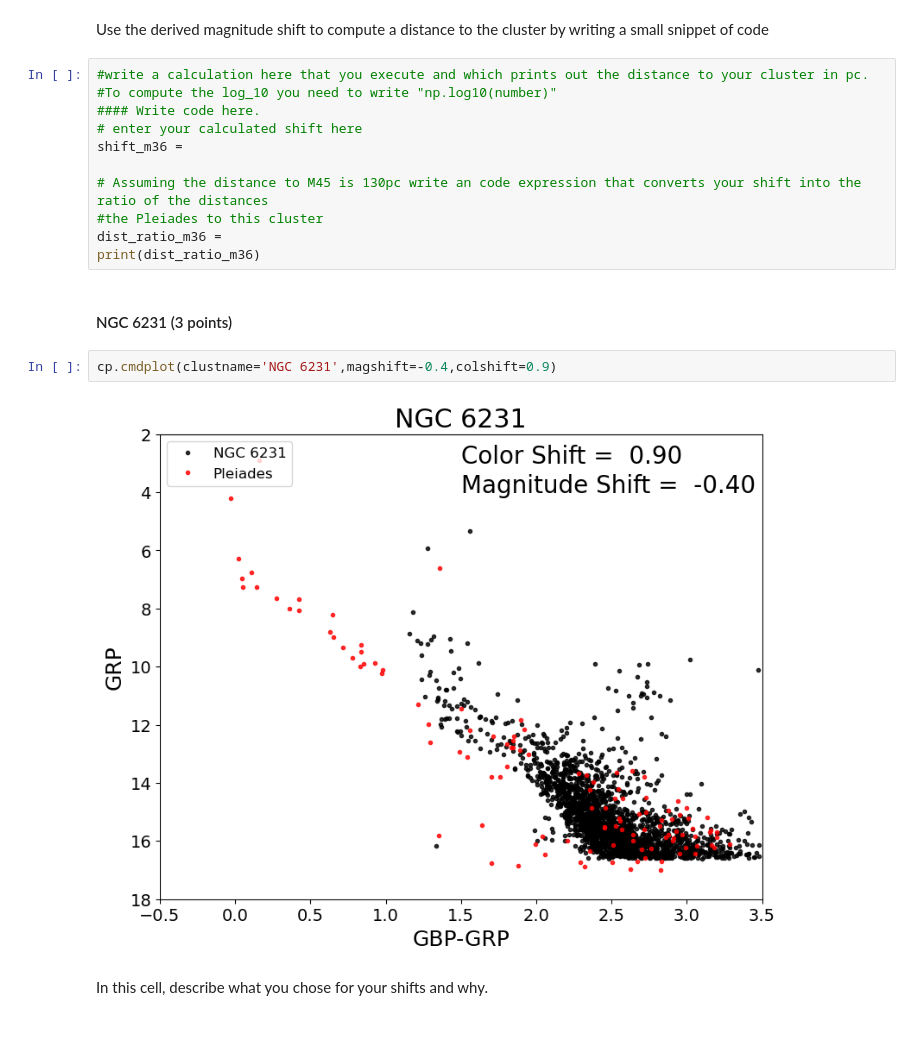
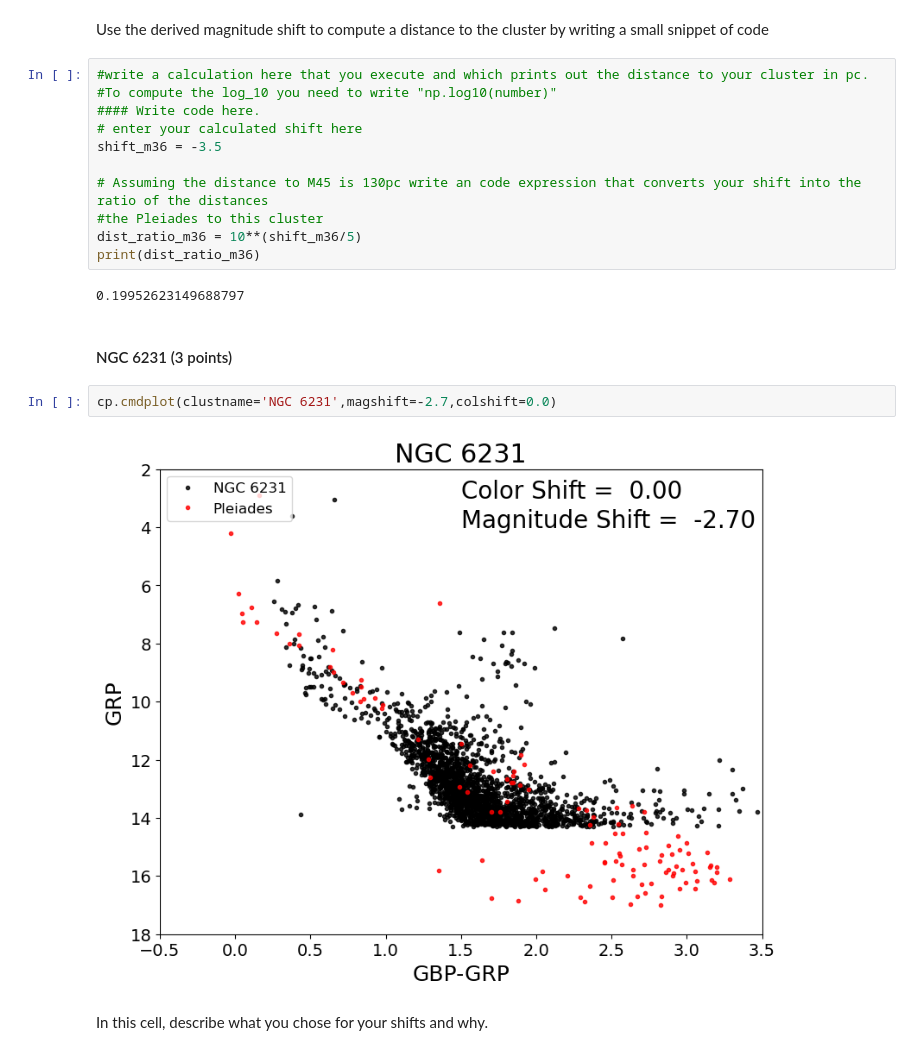
Before and after one commit to Colouss/CMD_distmod_student, a Jupyter notebook: cluster_plot_student.ipynb, the cells around one changed output. Cells and saved outputs as stored; diff of their text form.

```diff
--- a/cluster_plot_student.ipynb
+++ b/cluster_plot_student.ipynb
@@ -77,18 +76,20 @@ Use the derived magnitude shift to compute a distance to the cluster by writing
 #To compute the log_10 you need to write "np.log10(number)"
 #### Write code here.
 # enter your calculated shift here
-shift_m36 =
+shift_m36 = -3.5
 
 # Assuming the distance to M45 is 130pc write an code expression that converts your shift into the ratio of the distances
 #the Pleiades to this cluster
-dist_ratio_m36 =
+dist_ratio_m36 = 10**(shift_m36/5)
 print(dist_ratio_m36)
+# %% [output]
+0.19952623149688797
 # %% [markdown]
 #### NGC 6231  (3 points)
 # %%
-cp.cmdplot(clustname='NGC 6231',magshift=-0.4,colshift=0.9)
+cp.cmdplot(clustname='NGC 6231',magshift=-2.7,colshift=0.0)
 # %% [output]
-[figure, old version]
+[figure, new version]
 # %% [markdown]
 In this cell, describe what you chose for your shifts and why.
 # %% [markdown]
```
Also changed, not shown: parts of 14 cells of this notebook.
